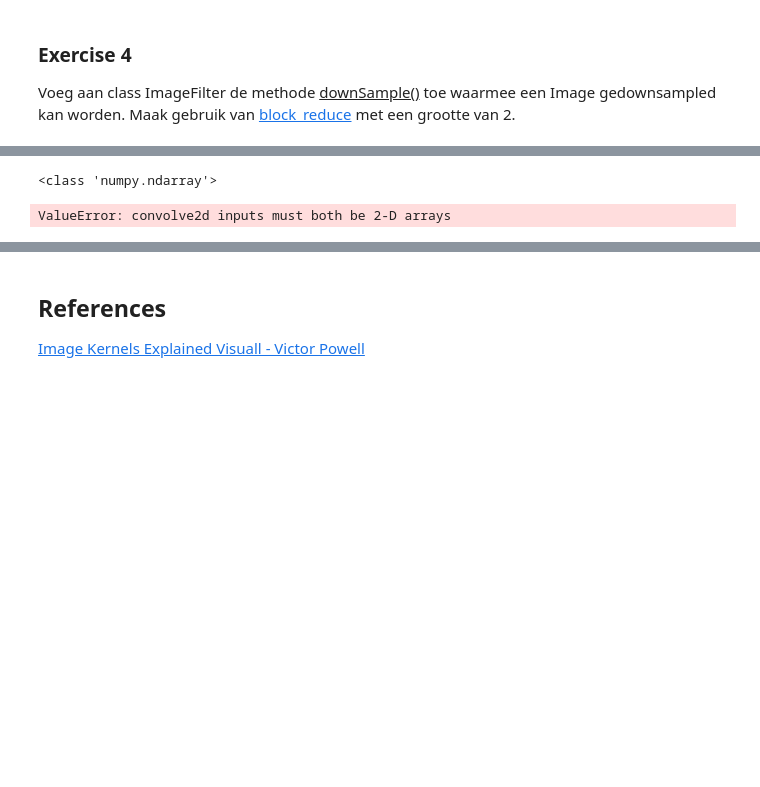
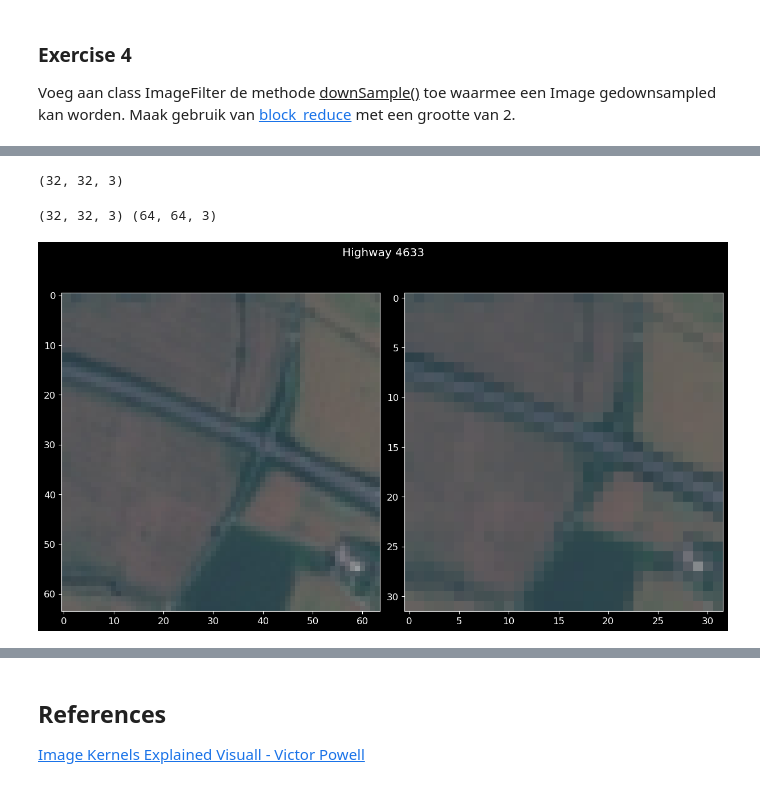
Before and after one commit to ArachDyrr/Make_AI_Work_3, a Jupyter notebook: practica/01. Beeldherkenning/Practicum/image_procssing/numpy/numpy_opdracht2.ipynb, the cells around one changed output, grey strips where cells are left out. Cells and saved outputs as stored; diff of their text form; code cells hidden in the pictures; blank space fills up the shorter version.

```diff
--- a/practica/01. Beeldherkenning/Practicum/image_procssing/numpy/numpy_opdracht2.ipynb
+++ b/practica/01. Beeldherkenning/Practicum/image_procssing/numpy/numpy_opdracht2.ipynb
@@ -262,6 +268,13 @@ import io
 import matplotlib.pyplot as plt
 import numpy as np
 import scipy as sp
+
+# def dimentionReshape(imgTensor, dimentionModifier):
+#     dimention0 = int(imgTensor.shape[0]//dimentionModifier)  # the horizontal dimension of the image devided by the blocksize to get the new dimensions
+#     dimention1 = int(imgTensor.shape[1]//dimentionModifier)  # the vertical dimension of the image devided by the blocksize to get the new dimensions
+#     dimention2 = imgTensor.shape[2]  # the number of color channels
+#     reshapedImgTensor = np.zeros((dimention0, dimention1, dimention2)) # create a new tensor with the new dimensions
+#     return reshapedImgTensor  # return the downsampled image
 
 class ImageFilter(object):
 
@@ -280,5 +293,24 @@ class ImageFilter(object):
 
         return outputImgRGB
 
-    def downSample(self, imgTensor, blockSize=2):
-        return skimage.measure.block_reduce(imgTensor, block_size=blockSize, func=np.mean)
+
+    # def downSample(self, imgTensor, function=np.mean, blockSize=2):  # default downsample blocksize is 2 default downsample function is mean
+    #     downsampledImgTensor = imgTensor.copy()  # copy the image tensor
+
+    #     def dimentionReshape(imgTensor, dimentionModifier):
+    #         dimention0 = int(imgTensor.shape[0]//dimentionModifier)  # the horizontal dimension of the image devided by the blocksize to get the new dimensions
+    #         dimention1 = int(imgTensor.shape[1]//dimentionModifier)  # the vertical dimension of the image devided by the blocksize to get the new dimensions
+    #         dimention2 = imgTensor.shape[2]  # the number of color channels
+    #         reshapedImgTensor = np.zeros((dimention0, dimention1, dimention2)) # create a new tensor with the new dimensions
+    #         return reshapedImgTensor  # return the downsampled image
+
+    #     downsampledImgTensor = dimentionReshape(imgTensor, blockSize) # create a new tensor with the new dimensions
+
+    #     for color in range(imgTensor.shape[-1]):  # loop over rgb channels
+    #         #  Skimage.measure.block_reduce is used to downsample the image
+    #         downsampledImgTensor[:, :, color] = skimage.measure.block_reduce(imgTensor[:, :, color], block_size=blockSize, func=np.mean)
+    #     return downsampledImgTensor  # return the downsampled image
+
+    def downSample(self, imgTensor, function=np.mean, blockSize=2):  # default downsample blocksize is 2,2,1
+        block = (blockSize, blockSize, 1)
+        return skimage.measure.block_reduce(imgTensor, block_size=block, func=function)
@@ -285,25 +334,26 @@ class ImageFilter(object):
+# %%
+def dimentionReshape(imgTensor, dimentionModifier):
+        dimention0 = int(imgTensor.shape[0]//dimentionModifier)  # the horizontal dimension of the image devided by the blocksize to get the new dimensions
+        dimention1 = int(imgTensor.shape[1]//dimentionModifier)  # the vertical dimension of the image devided by the blocksize to get the new dimensions
+        dimention2 = imgTensor.shape[2]  # the number of color channels
+        reshapedImgTensor = np.zeros((dimention0, dimention1, dimention2)) # create a new tensor with the new dimensions
+        return reshapedImgTensor  # return the downsampled image
+
+img3 = dimentionReshape(imgOrg,2)
+print(img3.shape)
+# %% [output]
+(32, 32, 3)
 # %%
 randInd = random.randint(0, nrOfImages)
 imgOrg = imageTensors[randInd]
-
-test = ImageFilter()
-img2 = test.downSample(imgOrg)
-
-print (shape(img2))
-# %% [output]
-<class 'numpy.ndarray'>
-# %%
-# get the image
-randInd = random.randint(0, nrOfImages)
-imgOrg = imageTensors[randInd]
-
-# create
-# # create the filter
-filter = ImageFilter(horEdgeFilter)
-img1 = filter.convolve(imgOrg)
-# img2 = baseImage.downSample(imgOrg)
-
-# plot the images
-plotImgs(imgOrg, imgOrg)
-# %% [output]
-ValueError: convolve2d inputs must both be 2-D arrays
+# %%
+# compare the downsampled image with the original image
+test = ImageFilter()
+img2 = test.downSample(imgOrg)
+# show the shape of img2
+
+print(img2.shape, imgOrg.shape)
+plotImgs(imgOrg, img2)
+# %% [output]
+(32, 32, 3) (64, 64, 3)
+[figure, added]
```
Also changed, not shown: parts of 13 cells of this notebook.
